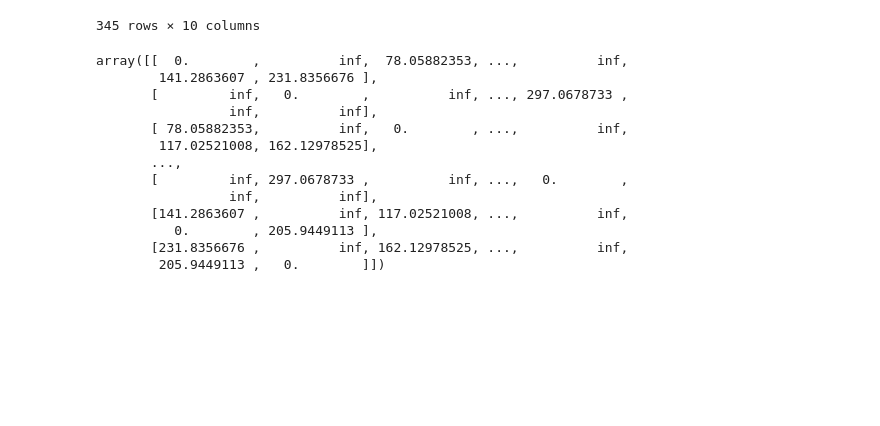
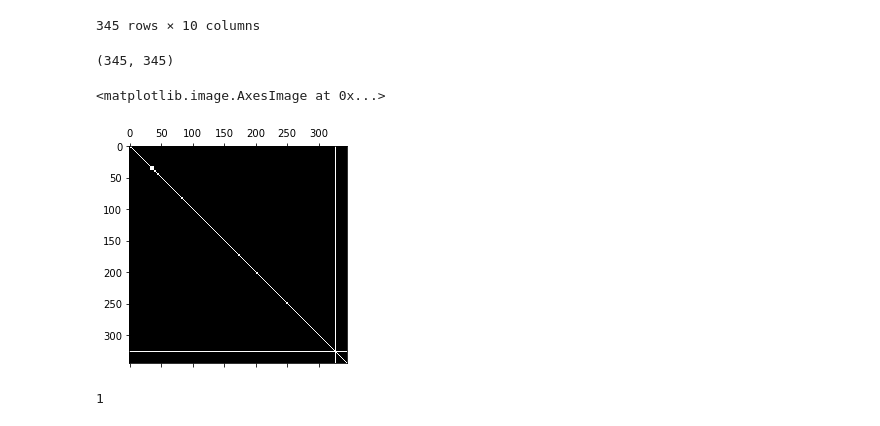
Before and after one commit to Alex967CW/remote-sensing-final, a Jupyter notebook: final_exercise_reference.ipynb, the cells around one changed output. Saved outputs shown, nothing was run; the diff lists cells and outputs as text; code cells hidden in the pictures; blank space fills up the shorter version.

```diff
--- a/final_exercise_reference.ipynb
+++ b/final_exercise_reference.ipynb
@@ -233,24 +249,39 @@ joined_loc
+# %%
+def connect_one(i):
+    cur_sp = nx.single_source_dijkstra_path_length(graph, joined_loc.loc[i, 'MGRS'])
+    row = np.zeros((len(joined_loc)))
+    for i2, r2 in joined_loc.iterrows():
+        try:
+            row[i2] = cur_sp[r2['MGRS']]
+        except:
+            row[i2] = np.nan
+    return row
 # %%
-sp_mat = np.zeros([len(joined_loc), len(joined_loc)])
-for i, r in joined_loc.iterrows():
-    cur_sp = nx.single_source_dijkstra_path_length(graph, r['MGRS'])
-    for i2, r2 in joined_loc.iterrows():
-        try:
-            sp_mat[i, i2] = cur_sp[r2['MGRS']]
-        except:
-            sp_mat[i, i2] = np.Inf
-sp_mat
+from multiprocessing import Pool
+with Pool(2) as p:
+    output = p.map(connect_one, range(len(joined_loc)))
-# %% [output]
-array([[  0.        ,          inf,  78.05882353, ...,          inf,
-        141.2863607 , 231.8356676 ],
-       [         inf,   0.        ,          inf, ..., 297.0678733 ,
-                 inf,          inf],
-       [ 78.05882353,          inf,   0.        , ...,          inf,
-        117.02521008, 162.12978525],
-       ...,
-       [         inf, 297.0678733 ,          inf, ...,   0.        ,
-                 inf,          inf],
-       [141.2863607 ,          inf, 117.02521008, ...,          inf,
-          0.        , 205.9449113 ],
-       [231.8356676 ,          inf, 162.12978525, ...,          inf,
-        205.9449113 ,   0.        ]])
+# %%
+output2 = np.stack(output)
+output2.shape
+# %% [output]
+(345, 345)
+# %%
+sp_mat = output2
+# %%
+plt.spy(sp_mat)
+# %% [output]
+<matplotlib.image.AxesImage at 0x...>
+[figure, added]
+# %%
+joined_loc['component'] = None
+comp = 0
+for i in range(len(sp_mat)):
+    if(joined_loc.loc[i, 'component'] != None):
+        continue
+    for j in range(len(sp_mat)):
+        if(sp_mat[i, j] != np.nan):
+            joined_loc.loc[j, 'component'] = comp
+    comp += 1
+comp
+# %% [output]
+1
```
Also changed, not shown: parts of 14 cells of this notebook.
